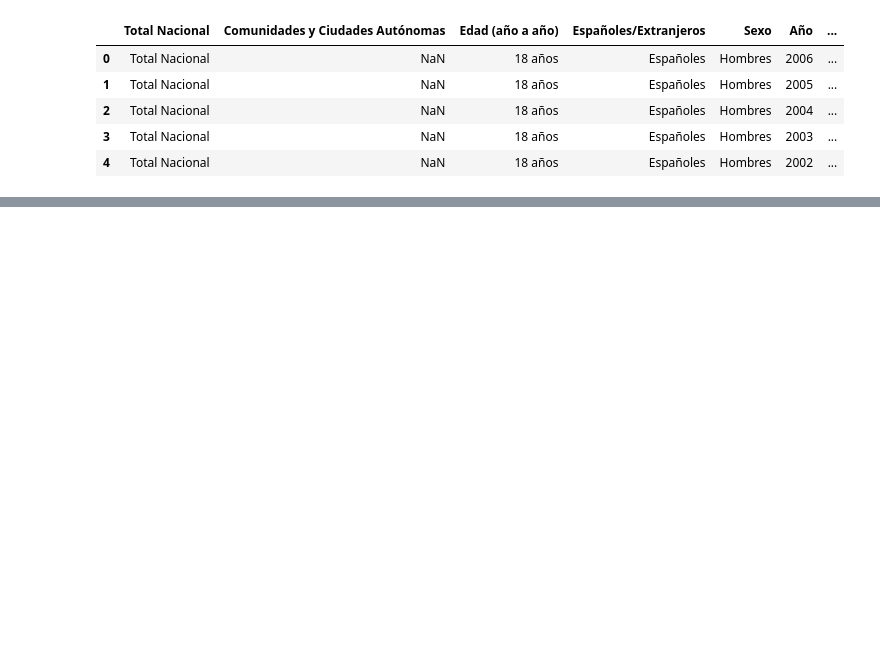
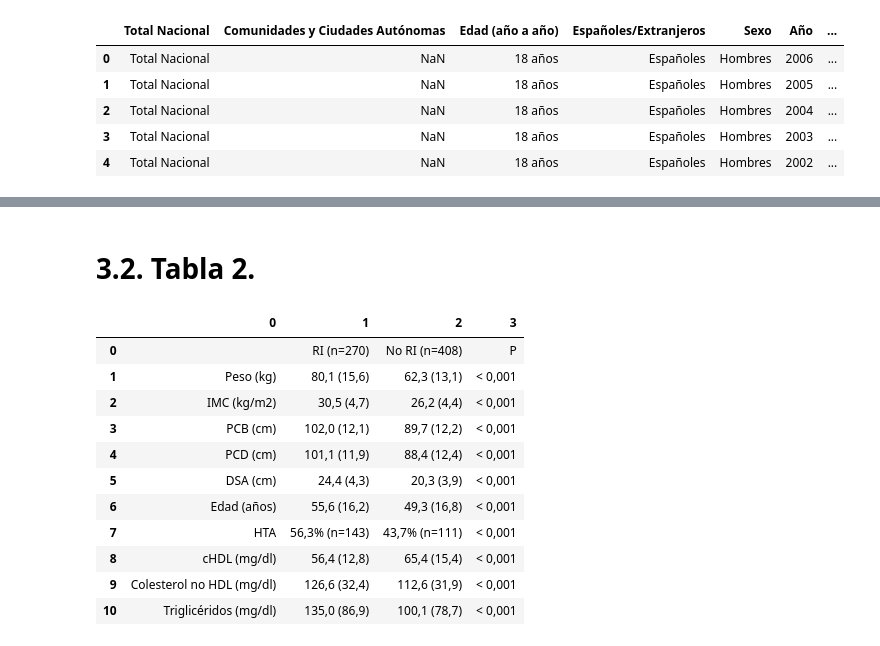
Before and after one commit to karmelealonso/3.-project_etl, a Jupyter notebook: Untitled8.ipynb, the cells around one changed output, grey strips where cells are left out. Cells and saved outputs as stored; diff of their text form; code cells hidden in the pictures; blank space fills up the shorter version.

```diff
--- a/Untitled8.ipynb
+++ b/Untitled8.ipynb
@@ -690,0 +588,3 @@ for fila in datos:
+# %%
+# Find all elements with the class name 'elsevierItemMultimediaTablaTabla'
+elements = soup.find_all(class_='elsevierItemMultimediaTablaTabla')
@@ -690,0 +593,19 @@ for fila in datos:
+# %%
+# Iterate through the elements and print their HTML content (for elements 3 to 5)
+for elem in elements[2:3]:
+    # Find the 'table' element within the current 'elsevierItemMultimediaTablaTabla' element
+    table = elem.find('table')
+    # Find all 'tr' elements within the 'table' element
+    table_rows = table.find_all('tr')
+    data = []
+
+    # Iterate through 'tr' elements and extract data from 'td' and 'th' elements
+    for tr in table_rows:
+        row = tr.find_all(['td', 'th'])
+        # The .strip() method is applied to remove any leading or trailing whitespace characters from the extracted text.
+        # This ensures that the extracted text is clean and doesn't contain unnecessary spaces or newline characters.
+        clean_row = [e.text.strip() for e in row]
+        data.append(clean_row)
+
+    # Create a DataFrame from the extracted data
+    df3 = pd.DataFrame(data)
@@ -690,0 +683,36 @@ for fila in datos:
+# %% [markdown]
+# 3.2. Tabla 2.
+# %%
+# Iterate through the elements and print their HTML content (for elements 3 to 5)
+for elem in elements[3:4]:
+    # Find the 'table' element within the current 'elsevierItemMultimediaTablaTabla' element
+    table = elem.find('table')
+    # Find all 'tr' elements within the 'table' element
+    table_rows = table.find_all('tr')
+    data = []
+
+    # Iterate through 'tr' elements and extract data from 'td' and 'th' elements
+    for tr in table_rows:
+        row = tr.find_all(['td', 'th'])
+        # The .strip() method is applied to remove any leading or trailing whitespace characters from the extracted text.
+        # This ensures that the extracted text is clean and doesn't contain unnecessary spaces or newline characters.
+        clean_row = [e.text.strip() for e in row]
+        data.append(clean_row)
+
+    # Create a DataFrame from the extracted data
+    df4 = pd.DataFrame(data)
+# %%
+df4
+# %% [output]
+|  | 0 | 1 | 2 | 3 |
+| 0 |  | RI (n=270) | No RI (n=408) | P |
+| 1 | Peso (kg) | 80,1 (15,6) | 62,3 (13,1) | < 0,001 |
+| 2 | IMC (kg/m2) | 30,5 (4,7) | 26,2 (4,4) | < 0,001 |
+| 3 | PCB (cm) | 102,0 (12,1) | 89,7 (12,2) | < 0,001 |
+| 4 | PCD (cm) | 101,1 (11,9) | 88,4 (12,4) | < 0,001 |
+| 5 | DSA (cm) | 24,4 (4,3) | 20,3 (3,9) | < 0,001 |
+| 6 | Edad (años) | 55,6 (16,2) | 49,3 (16,8) | < 0,001 |
+| 7 | HTA | 56,3% (n=143) | 43,7% (n=111) | < 0,001 |
+| 8 | cHDL (mg/dl) | 56,4 (12,8) | 65,4 (15,4) | < 0,001 |
+| 9 | Colesterol no HDL (mg/dl) | 126,6 (32,4) | 112,6 (31,9) | < 0,001 |
+| 10 | Triglicéridos (mg/dl) | 135,0 (86,9) | 100,1 (78,7) | < 0,001 |
```
Also changed, not shown: parts of 145 cells of this notebook.
